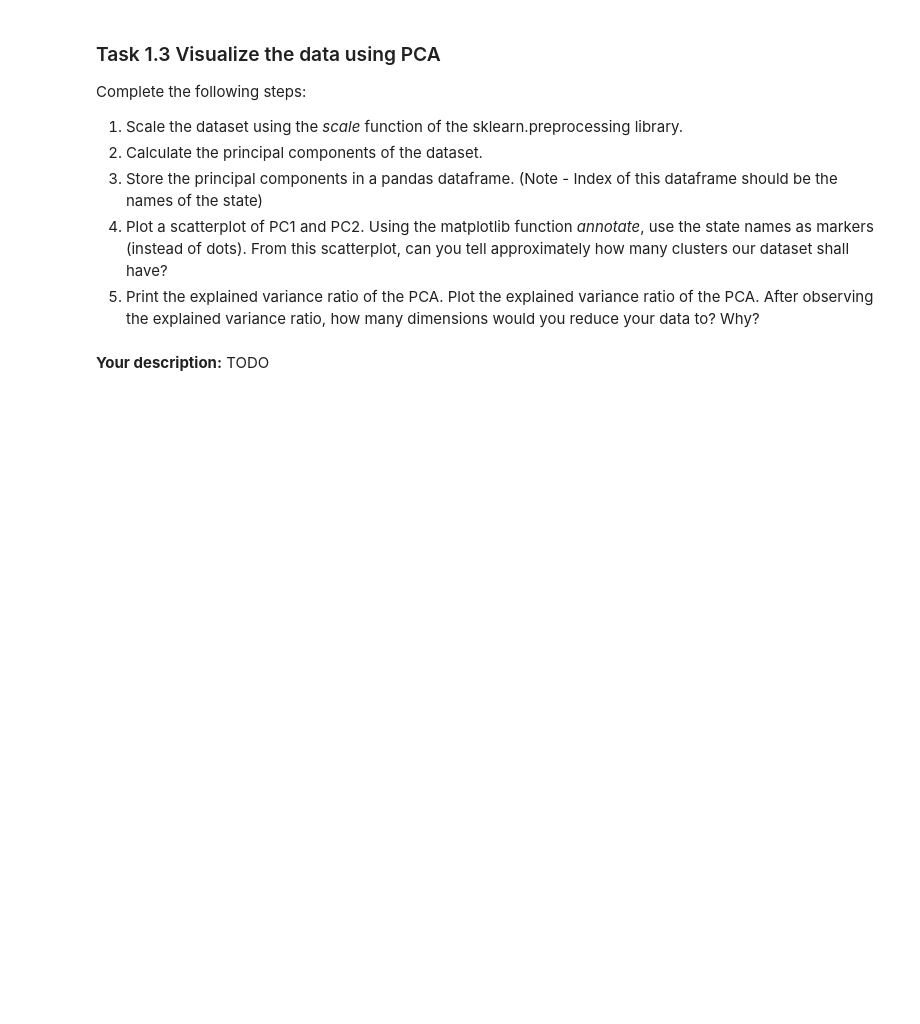
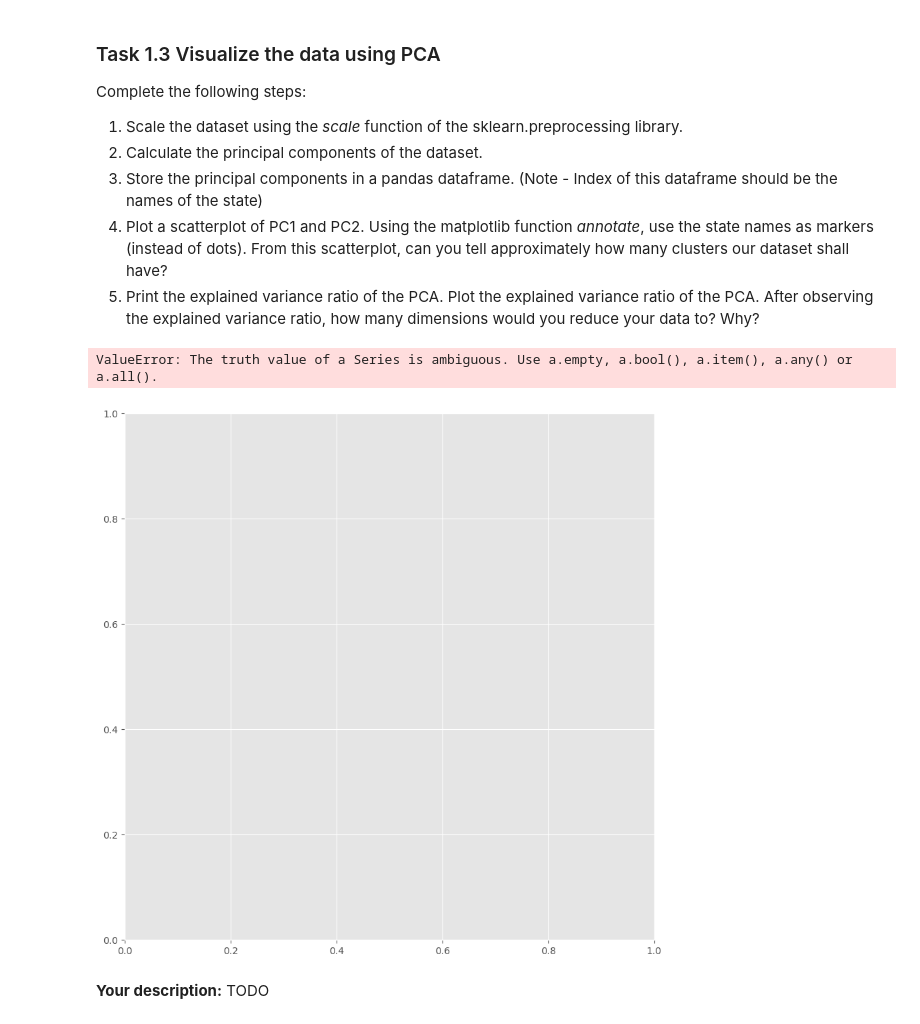
Before and after one commit to lissafriz/2023-datascience-homework, a Jupyter notebook: HW8/HW8.ipynb, the cells around one changed output. Saved outputs shown, nothing was run; the diff lists cells and outputs as text; code cells hidden in the pictures; blank space fills up the shorter version.

```diff
--- a/HW8/HW8.ipynb
+++ b/HW8/HW8.ipynb
@@ -123,3 +121,13 @@ Complete the following steps:
+# %%
+# scale data
+scaled_data = scale(data.iloc[:, 1:])
+x_pca = PCA().fit_transform(scaled_data)
+P1 = x_pca[:, 0]
+P2 = x_pca[:, 1]
+plt.plot(P1, P2, c = plt.annotate(data.iloc[:, 0], (10,10)), cmap = 'plasma')
+# %% [output]
+ValueError: The truth value of a Series is ambiguous. Use a.empty, a.bool(), a.item(), a.any() or a.all().
+[figure, added]
 # %% [markdown]
 **Your description:** TODO
 # %% [markdown]
```
Also changed, not shown: parts of 2 cells of this notebook.
